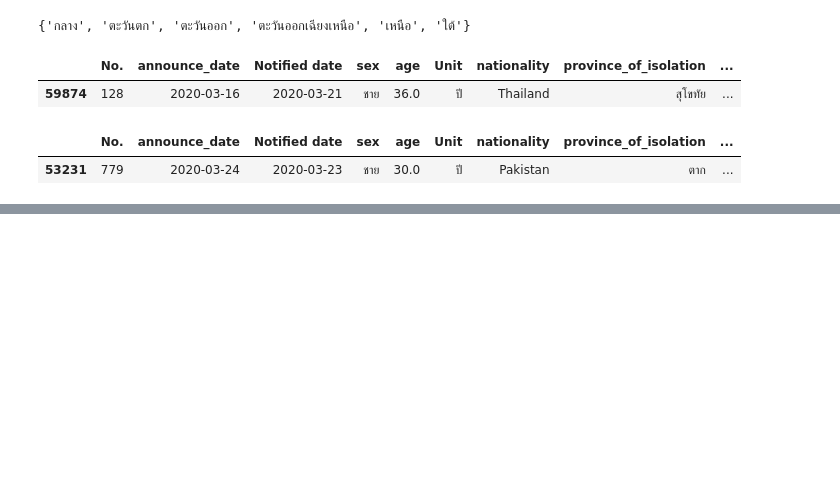
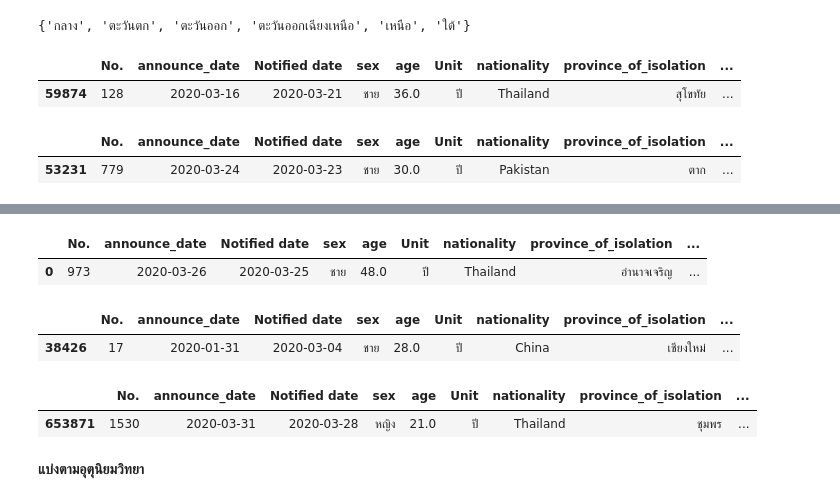
Before and after one commit to Athitiya00/data_viz_2022, a Jupyter notebook: BasicPython&DataViz_midterm2022.ipynb, the cells around one changed output, grey strips where cells are left out. Saved outputs shown, nothing was run; the diff lists cells and outputs as text; code cells hidden in the pictures; blank space fills up the shorter version.

```diff
--- a/BasicPython&DataViz_midterm2022.ipynb
+++ b/BasicPython&DataViz_midterm2022.ipynb
@@ -336,0 +407,20 @@ data6_2.head(1)
+# %%
+data2_2 = data_polit[data_polit['4 ภูมิภาค (การเมือง)']=='ตะวันออกเฉียงเหนือ']
+data2_2.head(1)
+# %% [output]
+|  | No. | announce_date | Notified date | sex | age | Unit | nationality | province_of_isolation | ... |
+| 0 | 973 | 2020-03-26 | 2020-03-25 | ชาย | 48.0 | ปี | Thailand | อำนาจเจริญ | ... |
+# %%
+data2_3 = data_polit[data_polit['4 ภูมิภาค (การเมือง)']=='เหนือ']
+data2_3.head(1)
+# %% [output]
+|  | No. | announce_date | Notified date | sex | age | Unit | nationality | province_of_isolation | ... |
+| 38426 | 17 | 2020-01-31 | 2020-03-04 | ชาย | 28.0 | ปี | China | เชียงใหม่ | ... |
+# %%
+data2_4 = data_polit[data_polit['4 ภูมิภาค (การเมือง)']=='ใต้']
+data2_4.head(1)
+# %% [output]
+|  | No. | announce_date | Notified date | sex | age | Unit | nationality | province_of_isolation | ... |
+| 653871 | 1530 | 2020-03-31 | 2020-03-28 | หญิง | 21.0 | ปี | Thailand | ชุมพร | ... |
+# %% [markdown]
+**แบ่งตามอุตุนิยมวิทยา**
```
Also changed, not shown: parts of 27 cells of this notebook.
